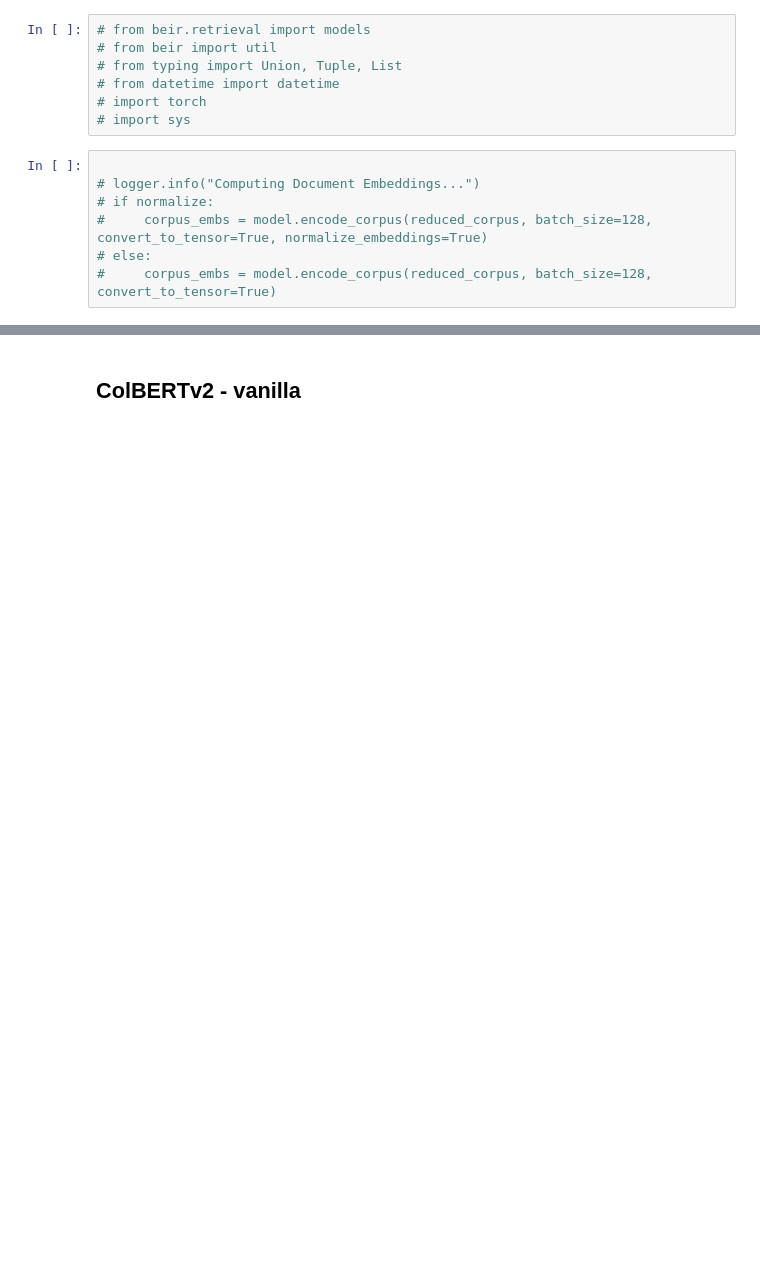
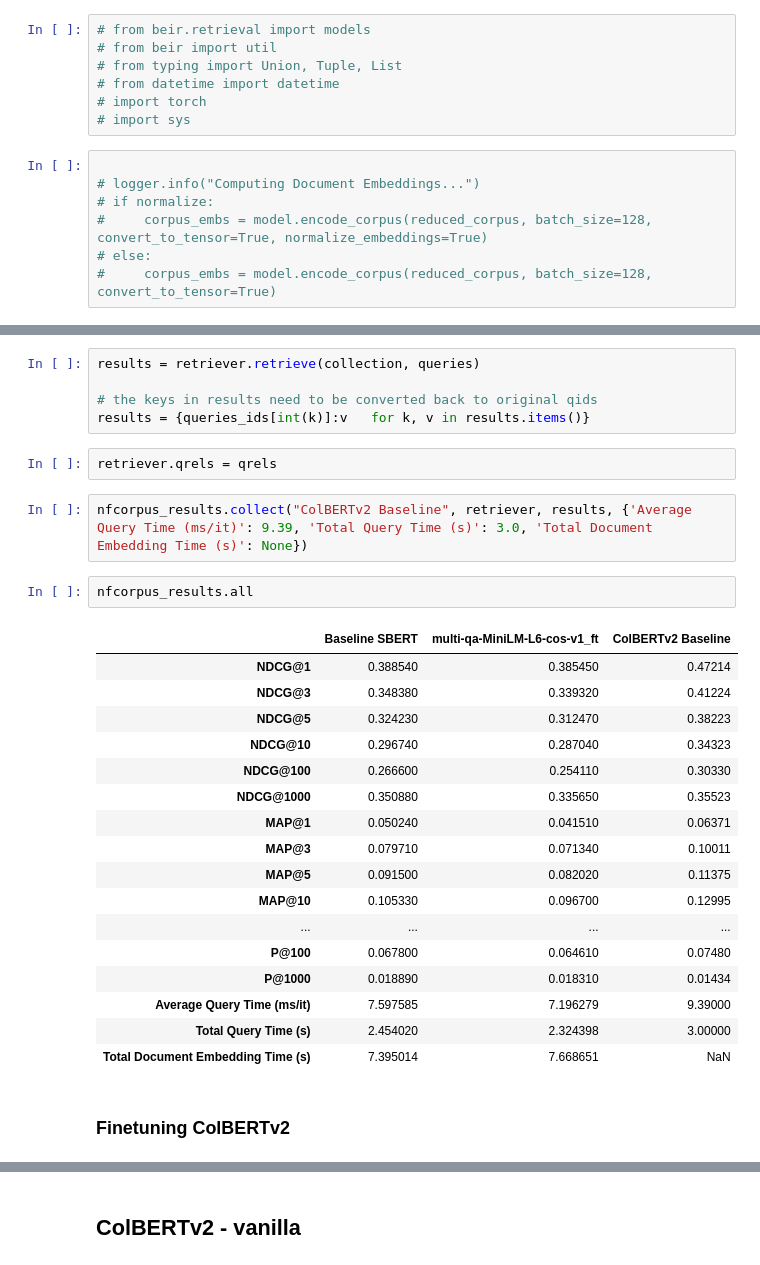
Before and after one commit to bengsoon/ZeroShot_Retrieval, a Jupyter notebook: nbs/02_evaluation.ipynb, the cells around one changed output, grey strips where cells are left out. Drawn from its saved outputs; the diff is of its cells as text; blank space fills up the shorter version.

```diff
--- a/nbs/02_evaluation.ipynb
+++ b/nbs/02_evaluation.ipynb
@@ -230,0 +1141,31 @@ ndcg
+# %%
+results = retriever.retrieve(collection, queries)
+
+# the keys in results need to be converted back to original qids
+results = {queries_ids[int(k)]:v   for k, v in results.items()}
+# %%
+retriever.qrels = qrels
+# %%
+nfcorpus_results.collect("ColBERTv2 Baseline", retriever, results, {'Average Query Time (ms/it)': 9.39, 'Total Query Time (s)': 3.0, 'Total Document Embedding Time (s)': None})
+# %%
+nfcorpus_results.all
+# %% [output]
+|  | Baseline SBERT | multi-qa-MiniLM-L6-cos-v1_ft | ColBERTv2 Baseline |
+| NDCG@1 | 0.388540 | 0.385450 | 0.47214 |
+| NDCG@3 | 0.348380 | 0.339320 | 0.41224 |
+| NDCG@5 | 0.324230 | 0.312470 | 0.38223 |
+| NDCG@10 | 0.296740 | 0.287040 | 0.34323 |
+| NDCG@100 | 0.266600 | 0.254110 | 0.30330 |
+| NDCG@1000 | 0.350880 | 0.335650 | 0.35523 |
+| MAP@1 | 0.050240 | 0.041510 | 0.06371 |
+| MAP@3 | 0.079710 | 0.071340 | 0.10011 |
+| MAP@5 | 0.091500 | 0.082020 | 0.11375 |
+| MAP@10 | 0.105330 | 0.096700 | 0.12995 |
+| ... | ... | ... | ... |
+| P@100 | 0.067800 | 0.064610 | 0.07480 |
+| P@1000 | 0.018890 | 0.018310 | 0.01434 |
+| Average Query Time (ms/it) | 7.597585 | 7.196279 | 9.39000 |
+| Total Query Time (s) | 2.454020 | 2.324398 | 3.00000 |
+| Total Document Embedding Time (s) | 7.395014 | 7.668651 | NaN |
+# %% [markdown]
+### Finetuning ColBERTv2
```
Also changed, not shown: parts of 166 cells of this notebook, 8 other files.
